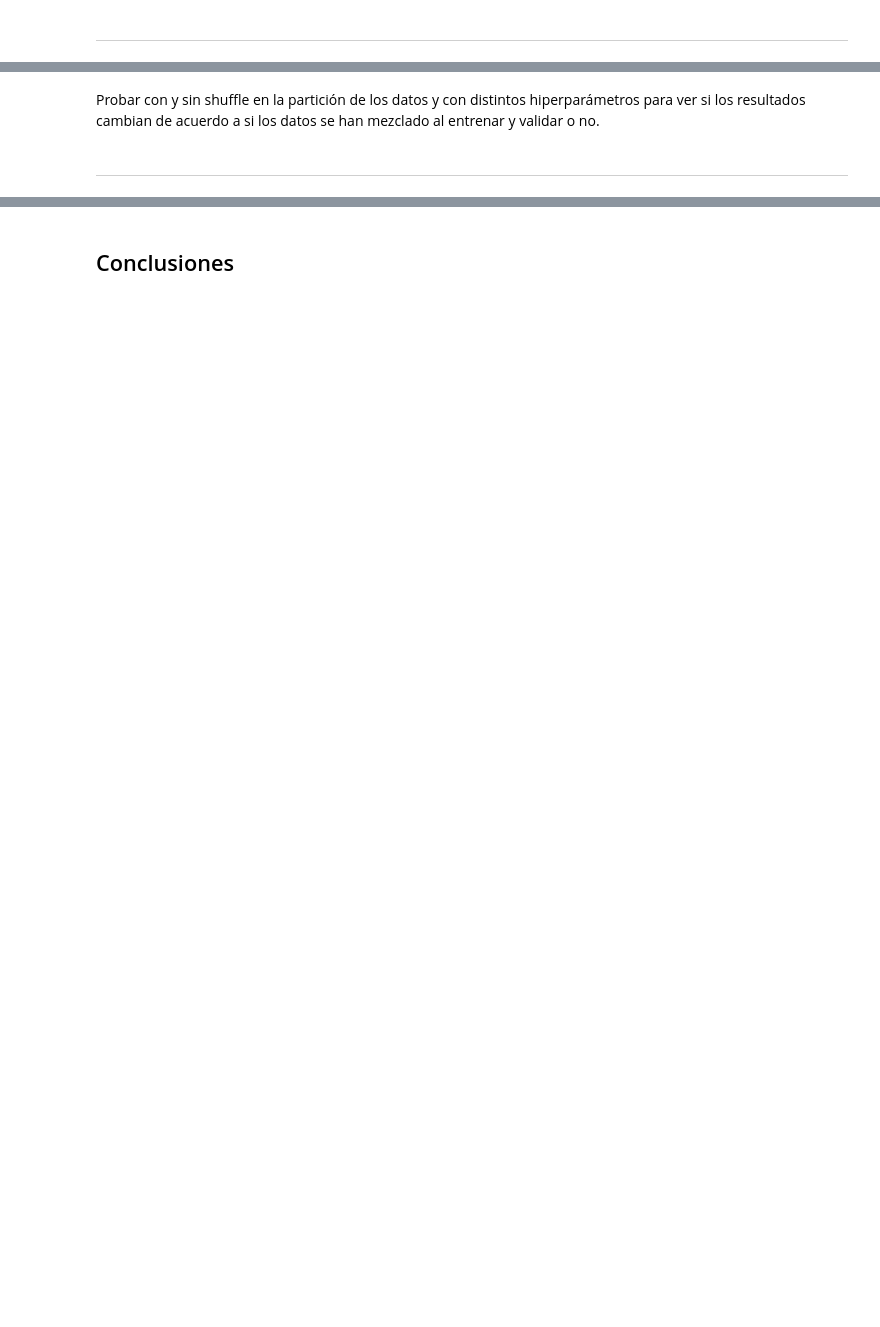
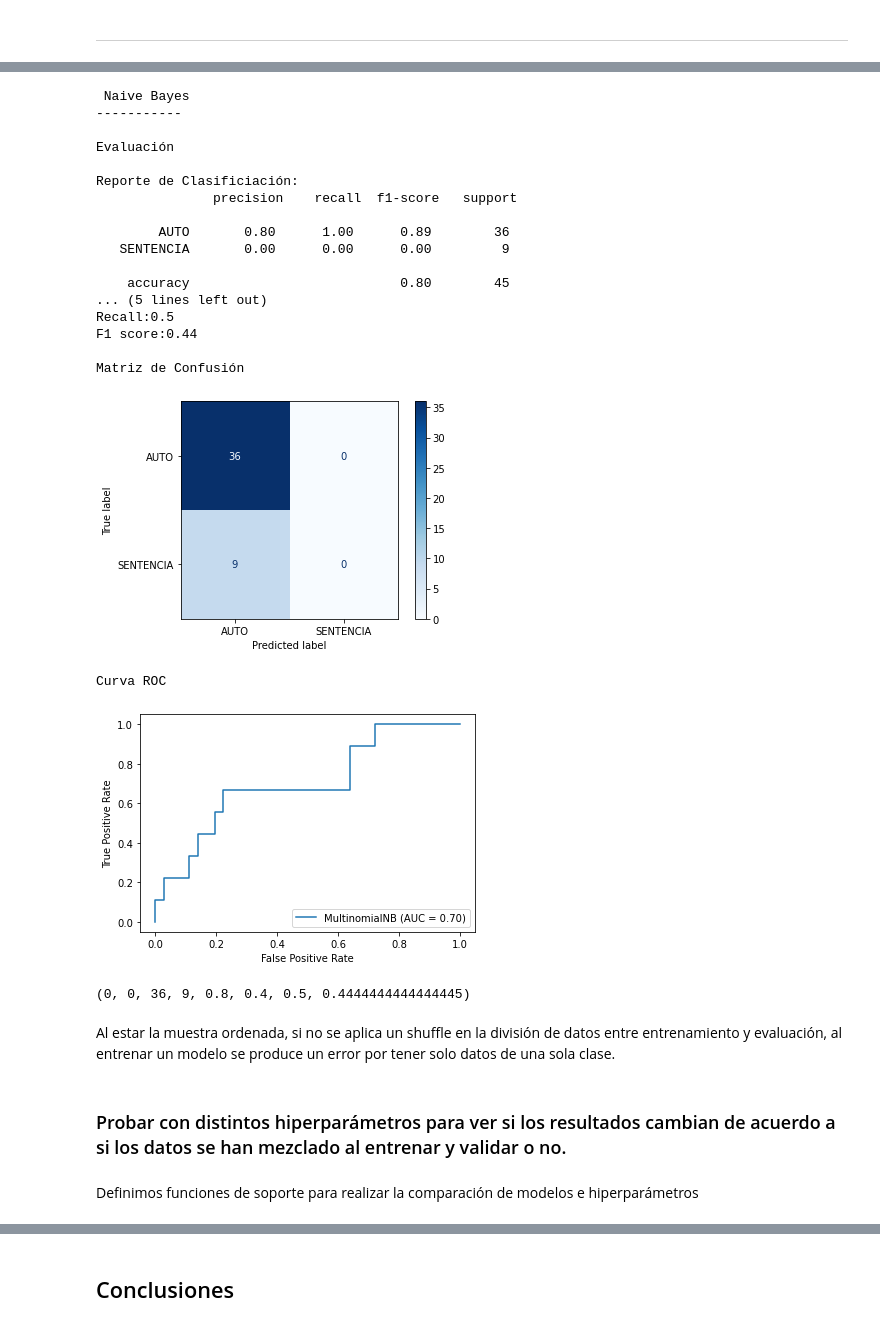
Before and after one commit to csarate/DiploDatos2020, a Jupyter notebook: Practicos/Practico 3 - Introducción al Aprendizaje Supervisado.ipynb, the cells around one changed output, grey strips where cells are left out. Drawn from its saved outputs; the diff is of its cells as text; code cells hidden in the pictures; blank space fills up the shorter version.

```diff
--- a/Practicos/Practico 3 - Introducción al Aprendizaje Supervisado.ipynb
+++ b/Practicos/Practico 3 - Introducción al Aprendizaje Supervisado.ipynb
@@ -49,4 +458,28 @@ Determinar el modelo con mejor performance.
+# %%
+entreno_modelo('Naive Bayes', MultinomialNB(), X_train, y_train, X_test, y_test)
+# %% [output]
+ Naive Bayes
+-----------
+
+Evaluación
+
+Reporte de Clasificiación:
+               precision    recall  f1-score   support
+
+        AUTO       0.80      1.00      0.89        36
+   SENTENCIA       0.00      0.00      0.00         9
+
+    accuracy                           0.80        45
+... (5 lines left out)
+Recall:0.5
+F1 score:0.44
+
+Matriz de Confusión
+[figure, added]
+Curva ROC
+[figure, added]
+(0, 0, 36, 9, 0.8, 0.4, 0.5, 0.4444444444444445)
+# %% [markdown]
+Al estar la muestra ordenada, si no se aplica un shuffle en la división de datos entre entrenamiento y evaluación, al entrenar un modelo se produce un error por tener solo datos de una sola clase.
 # %% [markdown]
-Probar con y sin shuffle en la partición de los datos y con distintos hiperparámetros para ver si los resultados cambian de acuerdo a si los datos se han mezclado al entrenar y validar o no.
+### Probar con distintos hiperparámetros para ver si los resultados cambian de acuerdo a si los datos se han mezclado al entrenar y validar o no.
-# %% [markdown]
- ----------------------------------------------------------------------------------------------------------
@@ -52,0 +489,2 @@ Probar con y sin shuffle en la partición de los datos y con distintos hiperpar
+# %% [markdown]
+Definimos funciones de soporte para realizar la comparación de modelos e hiperparámetros
```
Also changed, not shown: parts of 70 cells of this notebook.
